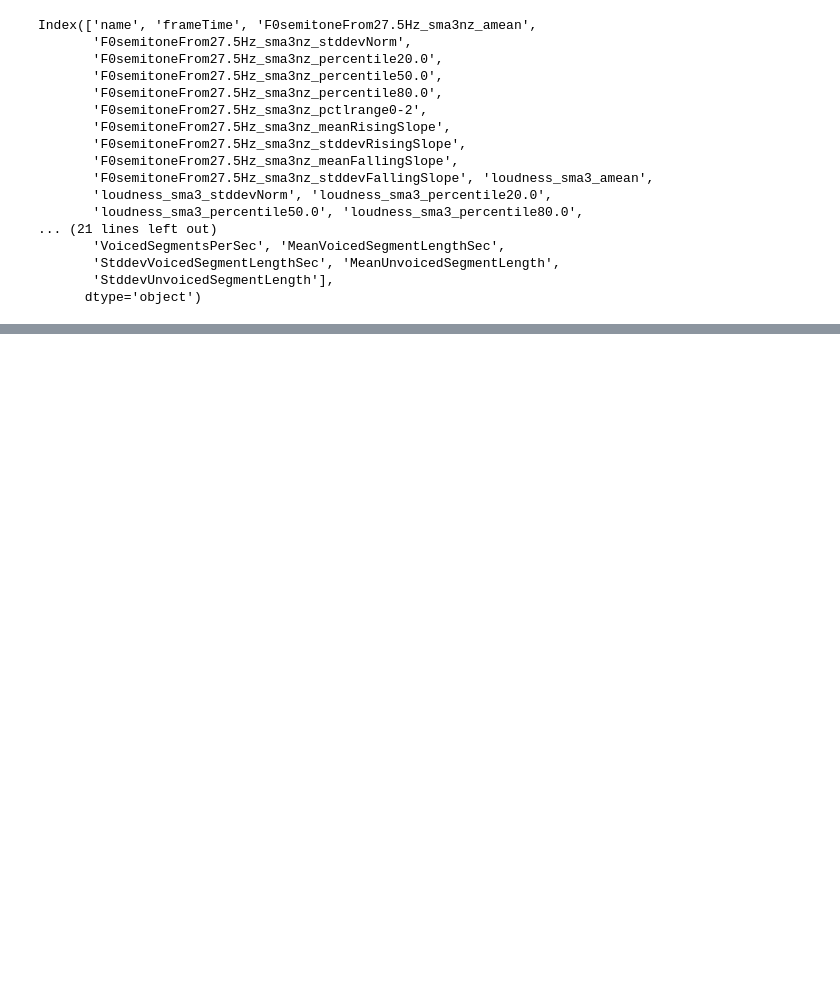
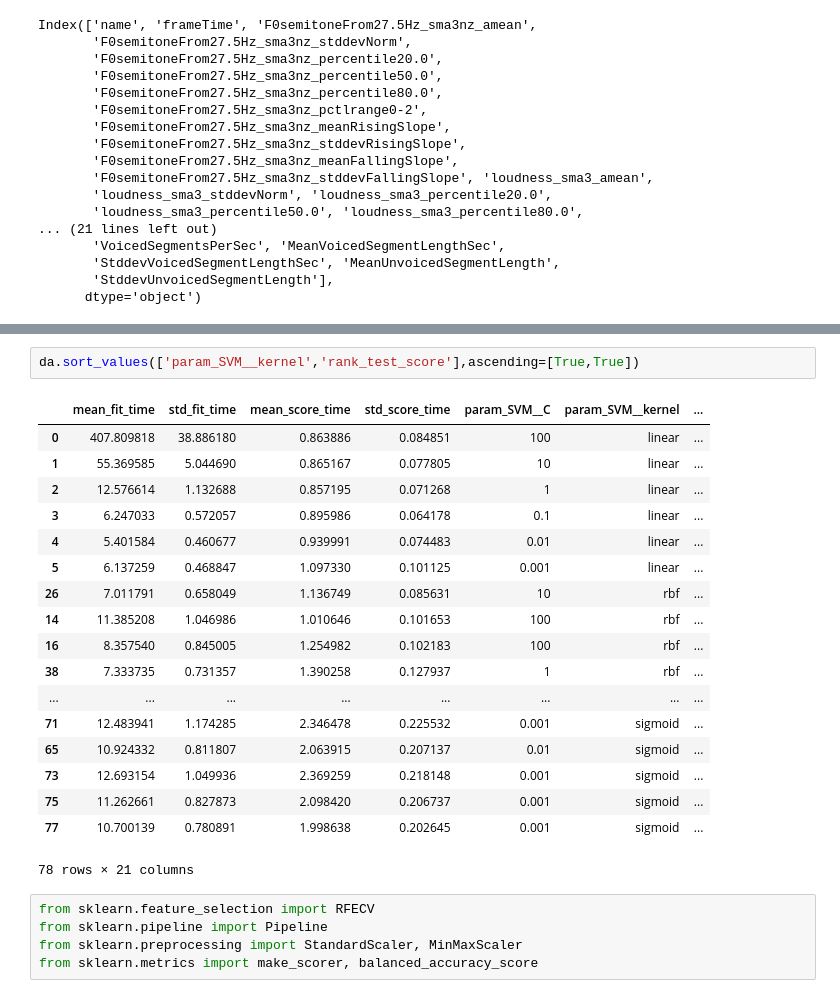
Before and after one commit to mostafashahin/SSD_Detection, a Jupyter notebook: Main.ipynb, the cells around one changed output, grey strips where cells are left out. Drawn from its saved outputs; the diff is of its cells as text; blank space fills up the shorter version.

```diff
--- a/Main.ipynb
+++ b/Main.ipynb
@@ -544,0 +572,26 @@ Index(['name', 'frameTime', 'F0semitoneFrom27.5Hz_sma3nz_amean',
+# %%
+da.sort_values(['param_SVM__kernel','rank_test_score'],ascending=[True,True])
+# %% [output]
+|  | mean_fit_time | std_fit_time | mean_score_time | std_score_time | param_SVM__C | param_SVM__kernel | ... |
+| 0 | 407.809818 | 38.886180 | 0.863886 | 0.084851 | 100 | linear | ... |
+| 1 | 55.369585 | 5.044690 | 0.865167 | 0.077805 | 10 | linear | ... |
+| 2 | 12.576614 | 1.132688 | 0.857195 | 0.071268 | 1 | linear | ... |
+| 3 | 6.247033 | 0.572057 | 0.895986 | 0.064178 | 0.1 | linear | ... |
+| 4 | 5.401584 | 0.460677 | 0.939991 | 0.074483 | 0.01 | linear | ... |
+| 5 | 6.137259 | 0.468847 | 1.097330 | 0.101125 | 0.001 | linear | ... |
+| 26 | 7.011791 | 0.658049 | 1.136749 | 0.085631 | 10 | rbf | ... |
+| 14 | 11.385208 | 1.046986 | 1.010646 | 0.101653 | 100 | rbf | ... |
+| 16 | 8.357540 | 0.845005 | 1.254982 | 0.102183 | 100 | rbf | ... |
+| 38 | 7.333735 | 0.731357 | 1.390258 | 0.127937 | 1 | rbf | ... |
+| ... | ... | ... | ... | ... | ... | ... | ... |
+| 71 | 12.483941 | 1.174285 | 2.346478 | 0.225532 | 0.001 | sigmoid | ... |
+| 65 | 10.924332 | 0.811807 | 2.063915 | 0.207137 | 0.01 | sigmoid | ... |
+| 73 | 12.693154 | 1.049936 | 2.369259 | 0.218148 | 0.001 | sigmoid | ... |
+| 75 | 11.262661 | 0.827873 | 2.098420 | 0.206737 | 0.001 | sigmoid | ... |
+| 77 | 10.700139 | 0.780891 | 1.998638 | 0.202645 | 0.001 | sigmoid | ... |
+78 rows × 21 columns
+# %%
+from sklearn.feature_selection import RFECV
+from sklearn.pipeline import Pipeline
+from sklearn.preprocessing import StandardScaler, MinMaxScaler
+from sklearn.metrics import make_scorer, balanced_accuracy_score
```
Also changed, not shown: parts of 21 cells of this notebook, 15 other files.
